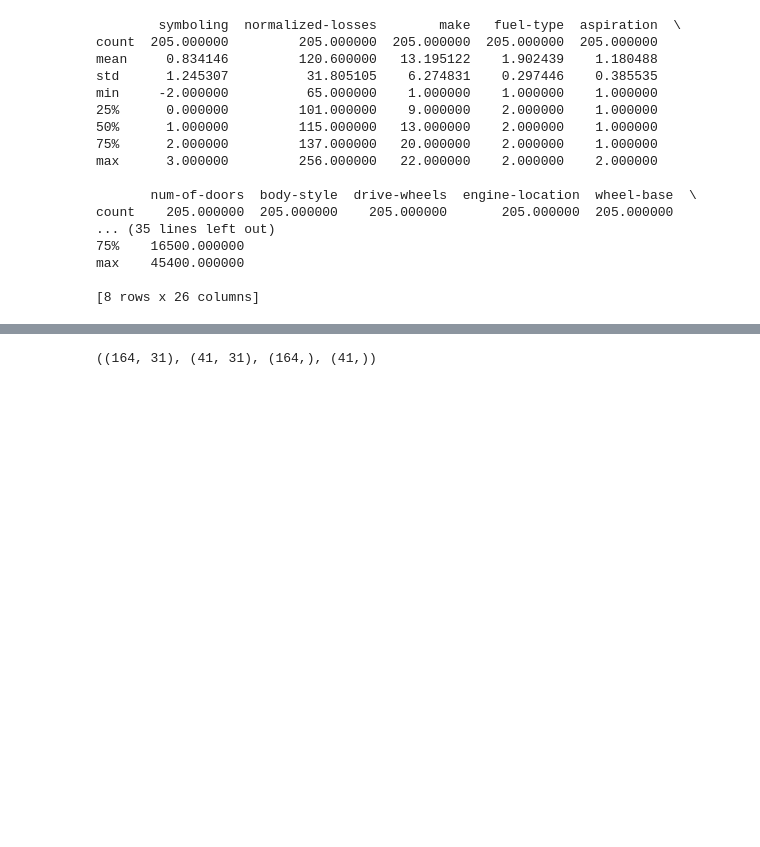
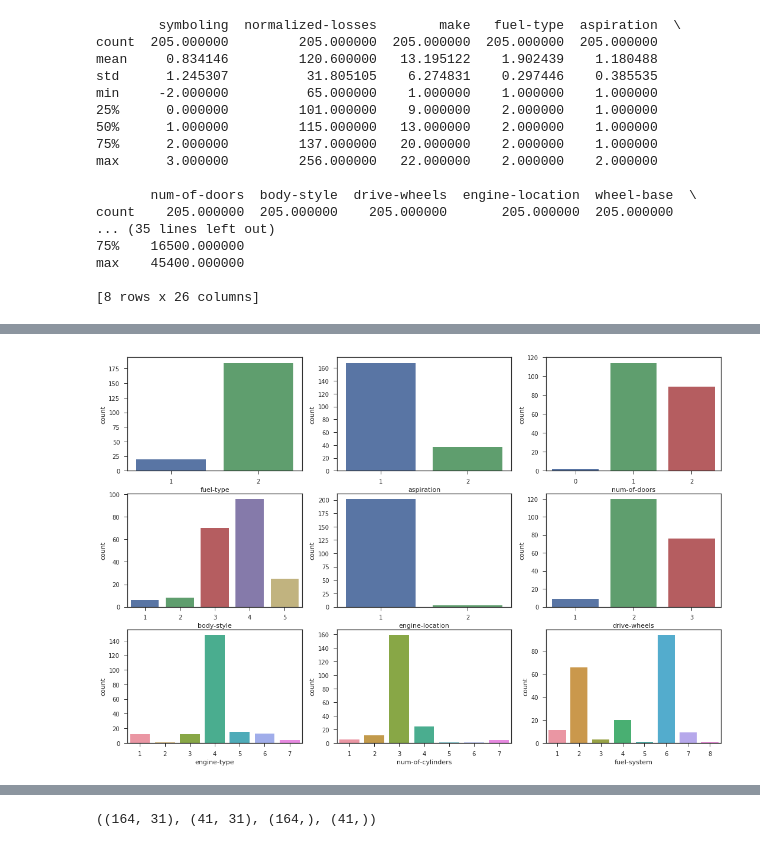
Before and after one commit to ck-unifr/auto1, a Jupyter notebook: auto1.ipynb, the cells around one changed output, grey strips where cells are left out. Drawn from its saved outputs; the diff is of its cells as text; code cells hidden in the pictures; blank space fills up the shorter version.

```diff
--- a/auto1.ipynb
+++ b/auto1.ipynb
@@ -140,0 +226,8 @@ max    45400.000000
+# %%
+categorical = ['make', 'fuel-type', 'aspiration', 'num-of-doors', 'body-style', 'engine-location',
+               'drive-wheels', 'engine-type', 'num-of-cylinders', 'fuel-system']
+fig, axs = plt.subplots(nrows=3, ncols=3, figsize=(18, 12))
+for col, ax in zip(categorical[1:], axs.ravel()):
+    sns.countplot(x=col, data=df_raw, ax=ax)
+# %% [output]
+[figure, added]
```
Also changed, not shown: parts of 38 cells of this notebook.
